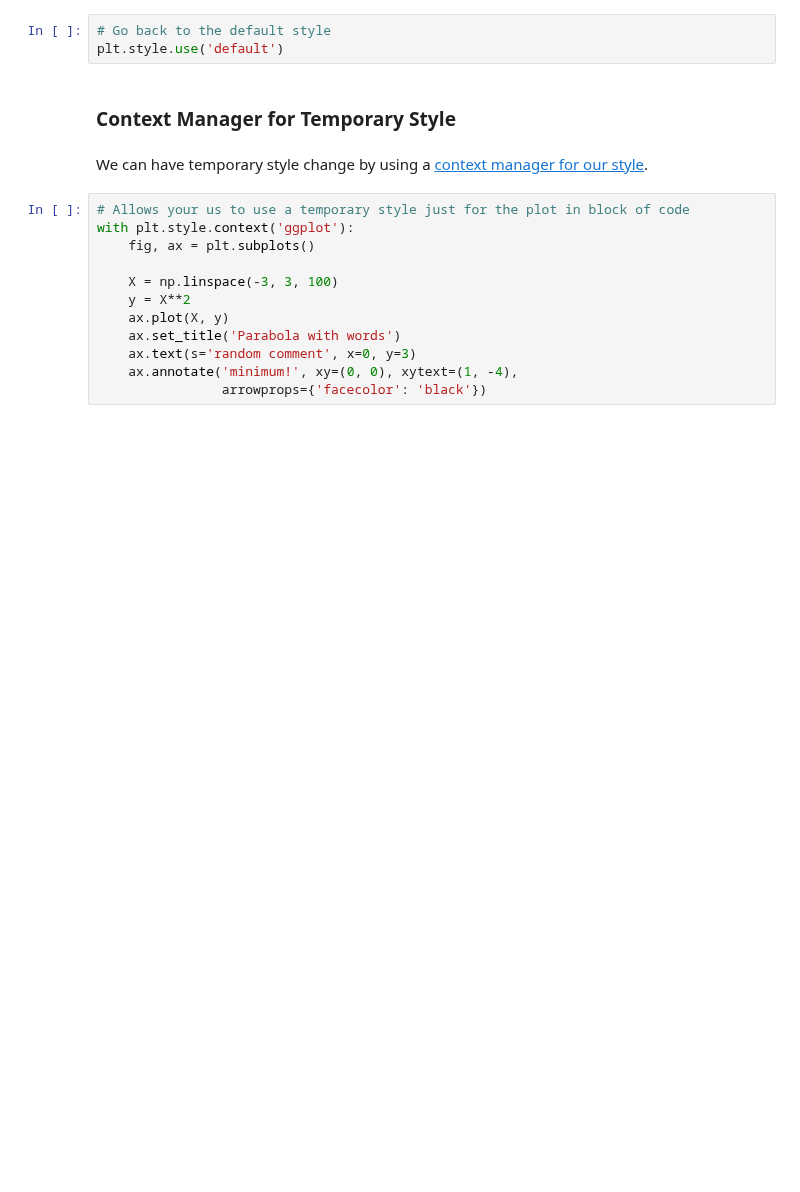
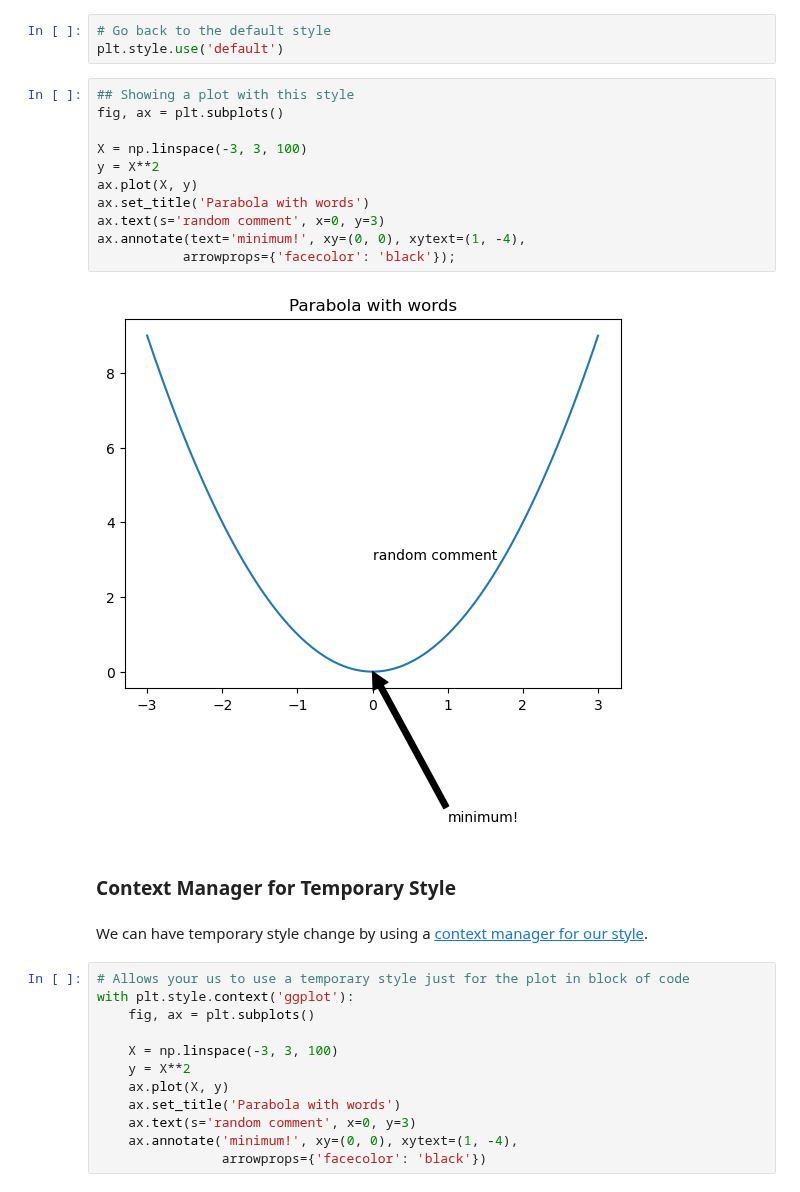
Before and after one commit to flatiron-school/DS-Deloitte-1003-c3, a Jupyter notebook: Lectures/Pandas/plotting-with-pandas.ipynb, the cells around one changed output. Cells and saved outputs as stored; diff of their text form; blank space fills up the shorter version.

```diff
--- a/Lectures/Pandas/plotting-with-pandas.ipynb
+++ b/Lectures/Pandas/plotting-with-pandas.ipynb
@@ -657,6 +757,19 @@ ax.annotate(text='minimum!', xy=(0, 0), xytext=(1, -4),
 # %%
 # Go back to the default style
 plt.style.use('default')
+# %%
+## Showing a plot with this style
+fig, ax = plt.subplots()
+
+X = np.linspace(-3, 3, 100)
+y = X**2
+ax.plot(X, y)
+ax.set_title('Parabola with words')
+ax.text(s='random comment', x=0, y=3)
+ax.annotate(text='minimum!', xy=(0, 0), xytext=(1, -4),
+           arrowprops={'facecolor': 'black'});
+# %% [output]
+[figure, added]
 # %% [markdown]
 ### Context Manager for Temporary Style
 # %% [markdown]
```
Also changed, not shown: parts of 29 cells of this notebook.
